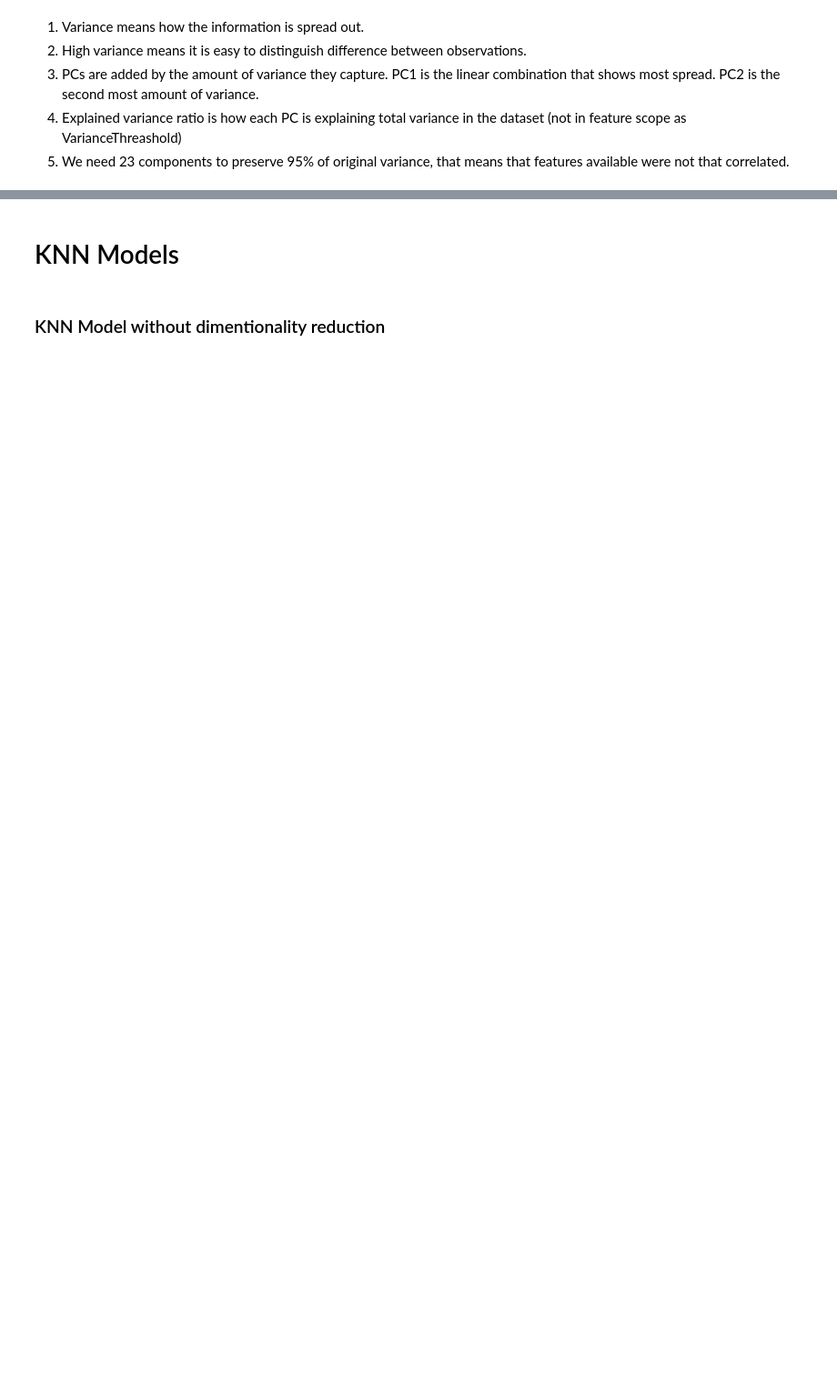
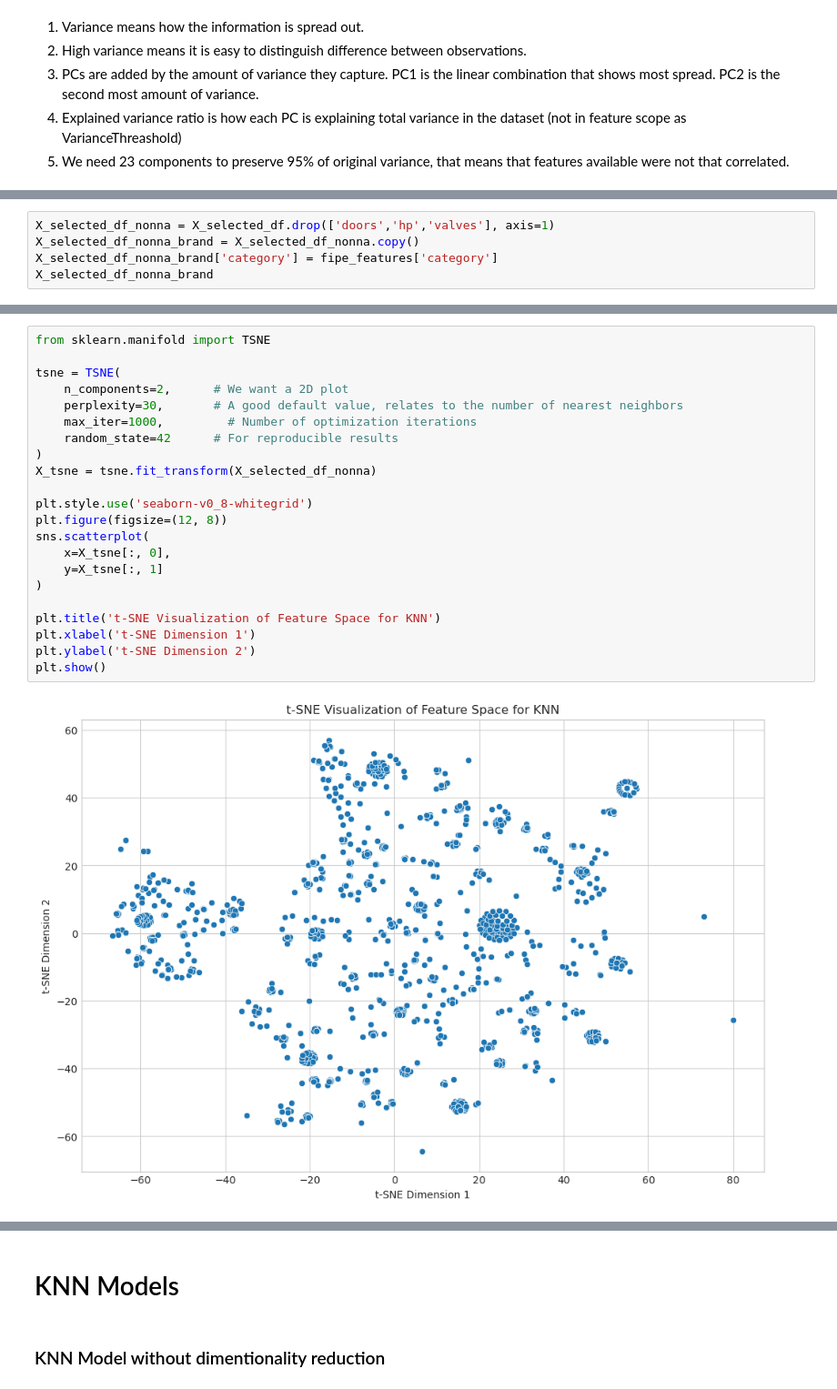
Before and after one commit to pietro-bottega/car_depreciation, a Jupyter notebook: notebooks/data-manipulation.ipynb, the cells around one changed output, grey strips where cells are left out. Shown at 91% size. Saved outputs shown, nothing was run; the diff lists cells and outputs as text; blank space fills up the shorter version.

```diff
--- a/notebooks/data-manipulation.ipynb
+++ b/notebooks/data-manipulation.ipynb
@@ -823,0 +845,5 @@ plt.show()
+# %%
+X_selected_df_nonna = X_selected_df.drop(['doors','hp','valves'], axis=1)
+X_selected_df_nonna_brand = X_selected_df_nonna.copy()
+X_selected_df_nonna_brand['category'] = fipe_features['category']
+X_selected_df_nonna_brand
@@ -823,0 +864,24 @@ plt.show()
+# %%
+from sklearn.manifold import TSNE
+
+tsne = TSNE(
+    n_components=2,      # We want a 2D plot
+    perplexity=30,       # A good default value, relates to the number of nearest neighbors
+    max_iter=1000,         # Number of optimization iterations
+    random_state=42      # For reproducible results
+)
+X_tsne = tsne.fit_transform(X_selected_df_nonna)
+
+plt.style.use('seaborn-v0_8-whitegrid')
+plt.figure(figsize=(12, 8))
+sns.scatterplot(
+    x=X_tsne[:, 0],
+    y=X_tsne[:, 1]
+)
+
+plt.title('t-SNE Visualization of Feature Space for KNN')
+plt.xlabel('t-SNE Dimension 1')
+plt.ylabel('t-SNE Dimension 2')
+plt.show()
+# %% [output]
+[figure, added]
```
Also changed, not shown: parts of 32 cells of this notebook, 8 other files.
